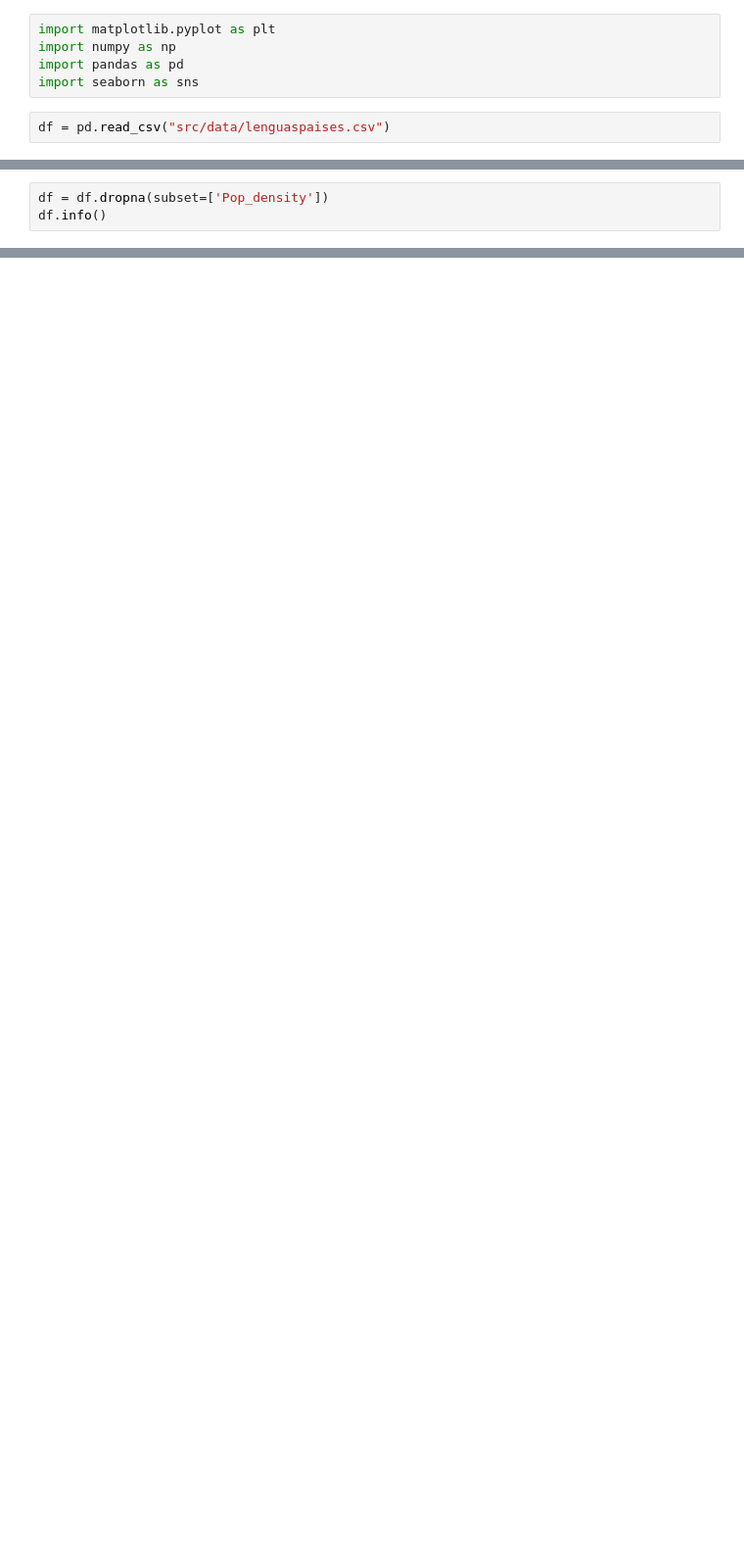
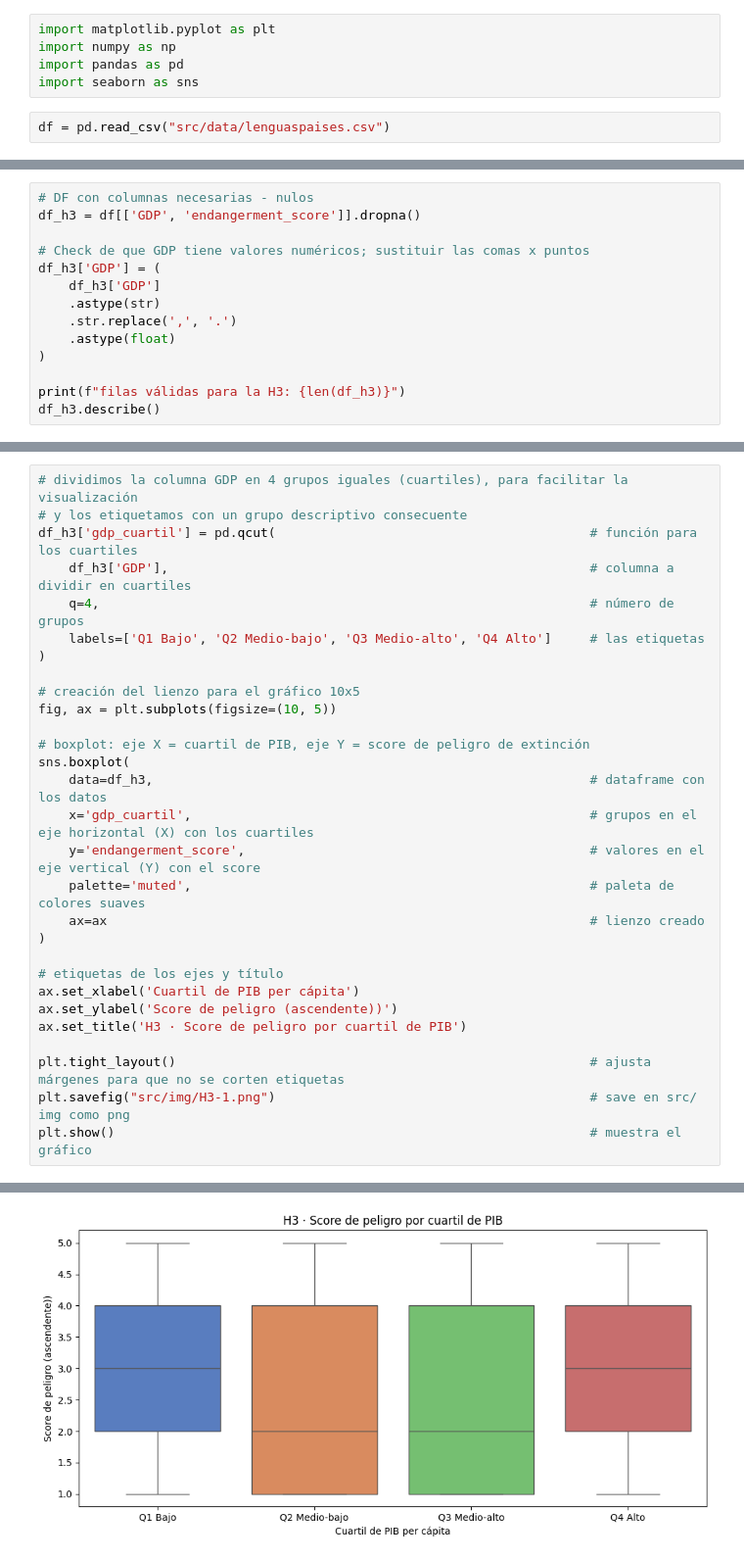
Before and after one commit to mrguezrodriguez/EDA_endangered_languages, a Jupyter notebook: main.ipynb, the cells around one changed output, grey strips where cells are left out. Shown at 98% size. Saved outputs shown, nothing was run; the diff lists cells and outputs as text; blank space fills up the shorter version.

```diff
--- a/main.ipynb
+++ b/main.ipynb
@@ -115,3 +56,0 @@ df.loc[df['Countries_list'] == "Montenegro", 'Pop_density'] = 46.0
-# %%
-df = df.dropna(subset=['Pop_density'])
-df.info()
@@ -226,0 +69,14 @@ Claramente se ve una ausencia total de relación lineal. También se puede aprec
+# %%
+# DF con columnas necesarias - nulos
+df_h3 = df[['GDP', 'endangerment_score']].dropna()
+
+# Check de que GDP tiene valores numéricos; sustituir las comas x puntos
+df_h3['GDP'] = (
+    df_h3['GDP']
+    .astype(str)
+    .str.replace(',', '.')
+    .astype(float)
+)
+
+print(f"filas válidas para la H3: {len(df_h3)}")
+df_h3.describe()
@@ -226,0 +143,30 @@ Claramente se ve una ausencia total de relación lineal. También se puede aprec
+# %%
+# dividimos la columna GDP en 4 grupos iguales (cuartiles), para facilitar la visualización
+# y los etiquetamos con un grupo descriptivo consecuente
+df_h3['gdp_cuartil'] = pd.qcut(                                         # función para los cuartiles
+    df_h3['GDP'],                                                       # columna a dividir en cuartiles
+    q=4,                                                                # número de grupos
+    labels=['Q1 Bajo', 'Q2 Medio-bajo', 'Q3 Medio-alto', 'Q4 Alto']     # las etiquetas
+)
+
+# creación del lienzo para el gráfico 10x5
+fig, ax = plt.subplots(figsize=(10, 5))
+
+# boxplot: eje X = cuartil de PIB, eje Y = score de peligro de extinción
+sns.boxplot(
+    data=df_h3,                                                         # dataframe con los datos
+    x='gdp_cuartil',                                                    # grupos en el eje horizontal (X) con los cuartiles
+    y='endangerment_score',                                             # valores en el eje vertical (Y) con el score
+    palette='muted',                                                    # paleta de colores suaves
+    ax=ax                                                               # lienzo creado
+)
+
+# etiquetas de los ejes y título
+ax.set_xlabel('Cuartil de PIB per cápita')
+ax.set_ylabel('Score de peligro (ascendente))')
+ax.set_title('H3 · Score de peligro por cuartil de PIB')
+
+plt.tight_layout()                                                      # ajusta márgenes para que no se corten etiquetas
+plt.savefig("src/img/H3-1.png")                                         # save en src/ img como png
+plt.show()                                                              # muestra el gráfico
+# %% [output]
@@ -226,0 +176 @@ Claramente se ve una ausencia total de relación lineal. También se puede aprec
+[figure, added]
```
Also changed, not shown: parts of 45 cells of this notebook, 6 other files.
